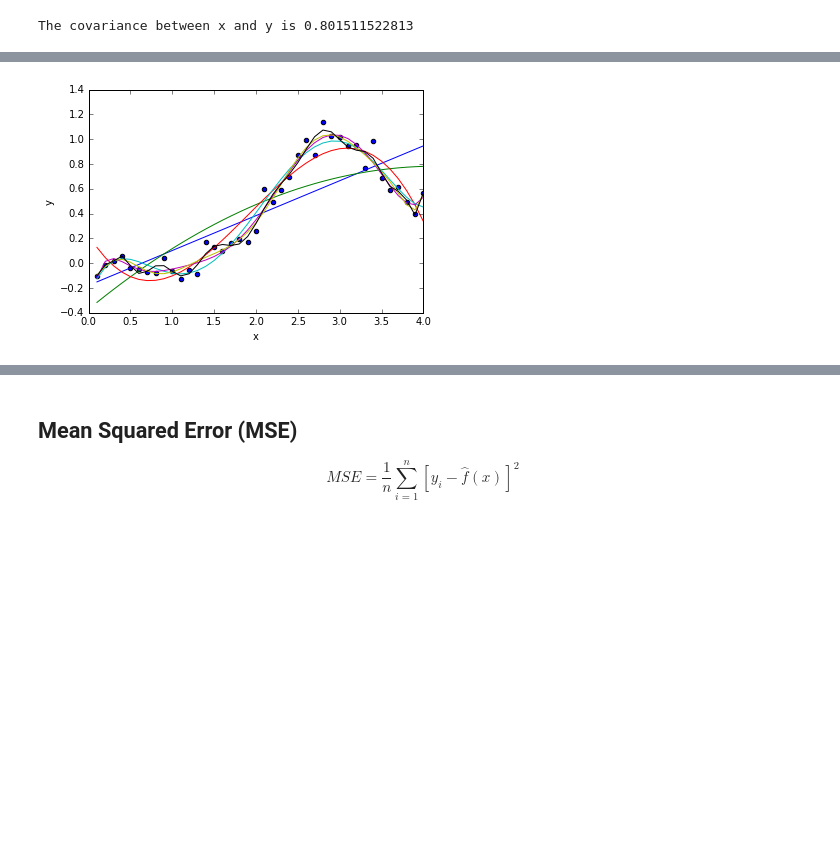
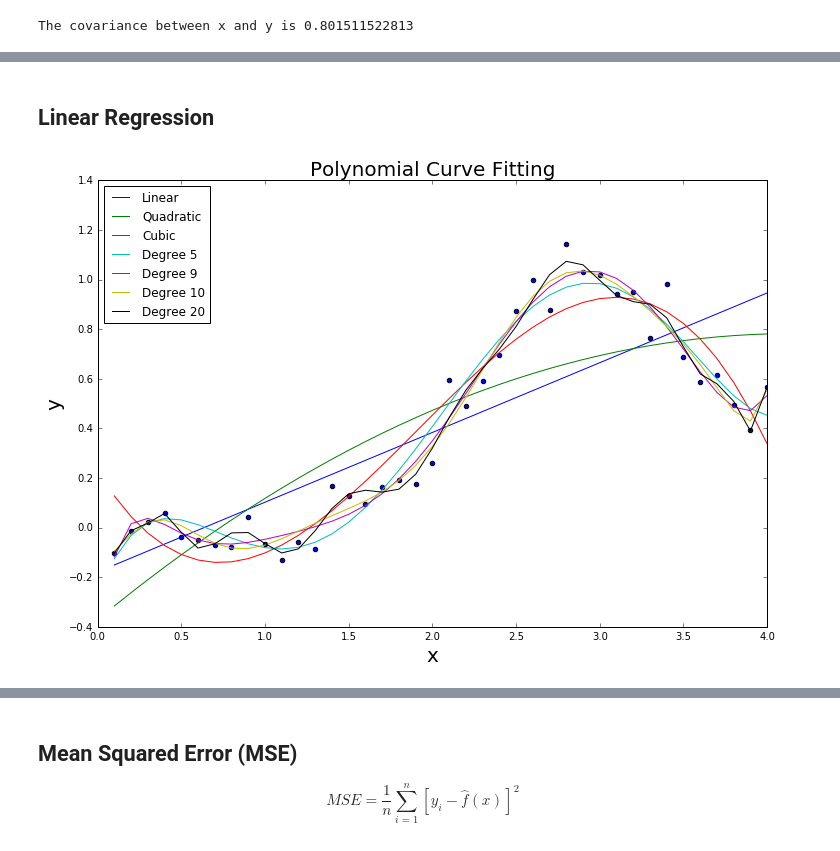
Before and after one commit to makakin/Stat3612Python, a Jupyter notebook: [Lecture 2] A Walk through Data Mining.ipynb, the cells around one changed output, grey strips where cells are left out. Saved outputs shown, nothing was run; the diff lists cells and outputs as text; code cells hidden in the pictures; blank space fills up the shorter version.

```diff
--- a/[Lecture 2] A Walk through Data Mining.ipynb
+++ b/[Lecture 2] A Walk through Data Mining.ipynb
@@ -83,3 +100,5 @@ plot=DataX.plot.scatter(x='x',y='y').set_title('Simulated Toy Example')
+# %% [markdown]
+## Linear Regression
 # %%
 def curve_fitting(x, y, degrees):
     p = np.polyfit(x, y, degrees)
@@ -87,18 +106,24 @@ def curve_fitting(x, y, degrees):
     plt.plot(x, q(x))
     return q(x)
 # %%
+fig, ax = plt.subplots()
+fig.set_size_inches(12, 8)
+
 plt.scatter(x,y)
 plt.xlim([0,4]);
 
 fit1 = curve_fitting(x, y, 1) # Linear model
 fit2 = curve_fitting(x, y, 2) # Quadratic model
 fit3 = curve_fitting(x, y, 3) # Cubic model
 fit4 = curve_fitting(x, y, 5) # Degree 5
 fit5 = curve_fitting(x, y, 9) # Degree 9
 fit6 = curve_fitting(x, y, 10) # Degree 10
 fit7 = curve_fitting(x, y, 20) # Degree 20
 
-plt.xlabel('x');
-plt.ylabel('y');
+plt.xlabel('x', fontsize=20);
+plt.ylabel('y', fontsize=20);
+plt.title('Polynomial Curve Fitting', fontsize=20)
+
+plt.legend(['Linear','Quadratic', 'Cubic', 'Degree 5', 'Degree 9', 'Degree 10', 'Degree 20'], loc=2);
 # %% [output]
-[figure, old version]
+[figure, new version]
```
Also changed, not shown: parts of 15 cells of this notebook.
